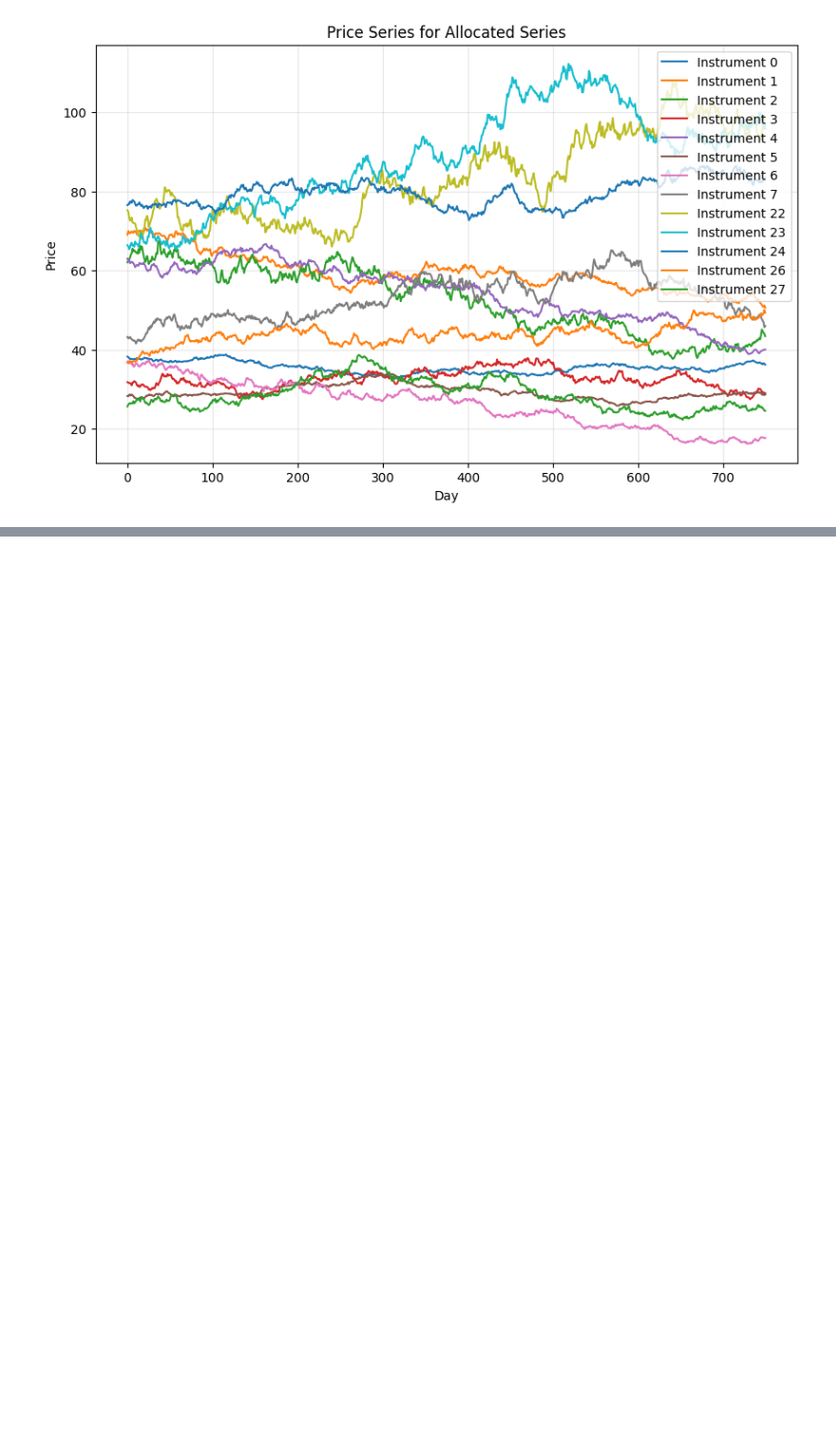
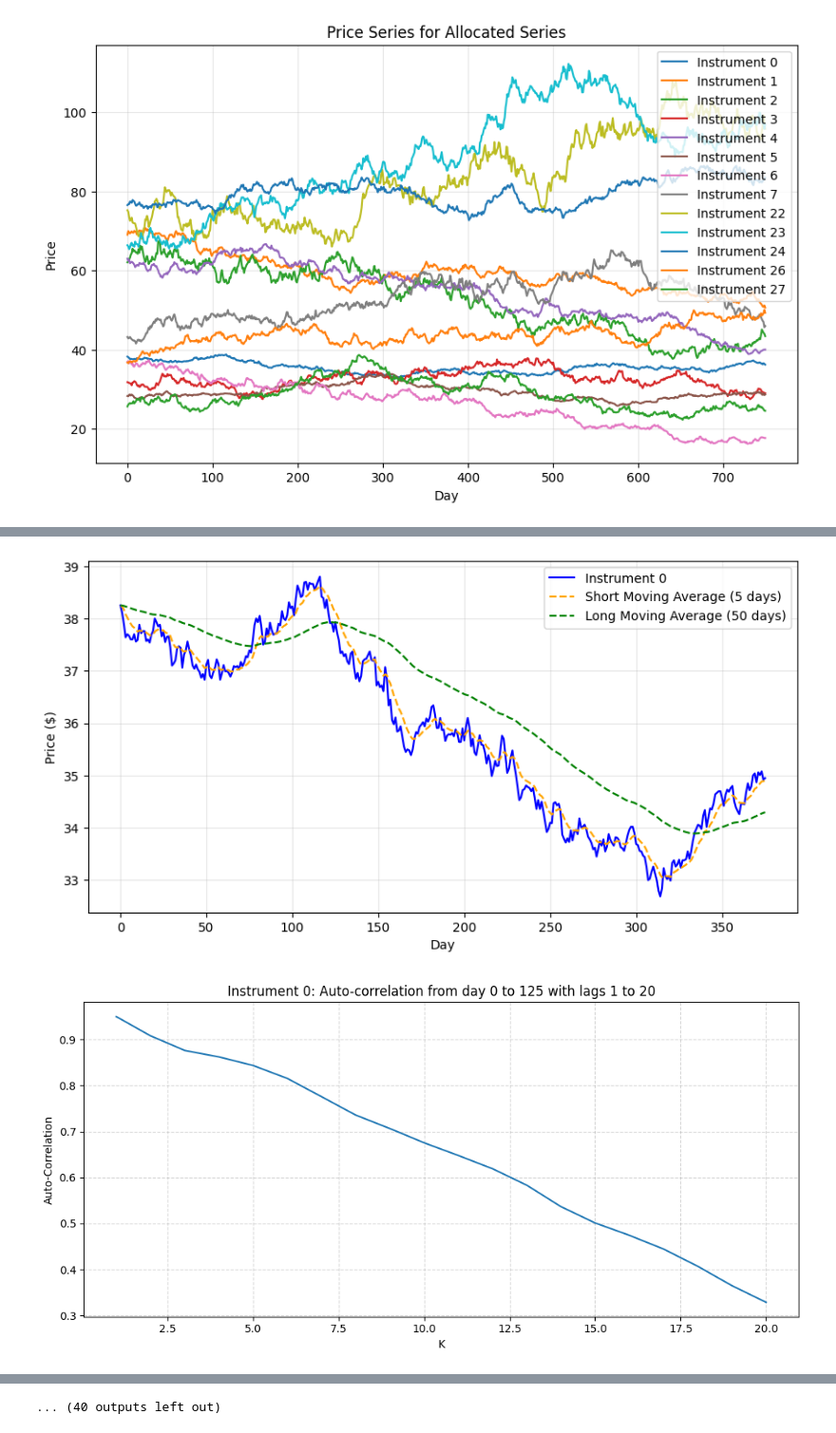
Before and after one commit to april-webm/SIG-Algothon-2025, a Jupyter notebook: john/analysis.ipynb, the cells around one changed output, grey strips where cells are left out. Shown at 95% size. Drawn from its saved outputs; the diff is of its cells as text; code cells hidden in the pictures; blank space fills up the shorter version.

Commit message:
finished analysis on all instruments

```diff
--- a/john/analysis.ipynb
+++ b/john/analysis.ipynb
@@ -46,5 +43,0 @@ We now do an analysis over all the instruments.
-# %%
-from analysis import MarketData
-prices_filepath: str = "../prices.txt"
-
-market_data = MarketData(0, 749, prices_filepath)
@@ -79,0 +51,10 @@ market_data.plot_instrument_price_data(0, 0, 375, options)
+# %%
+from analysis import MarketData
+prices_file_path: str = "../prices.txt"
+
+market_data: MarketData = MarketData(0, 749, prices_filepath)
+maximum_value: float = market_data.get_maximum_theoretical_value(instrument_nos, 0, 375)
+
+print(f"Maximum theoretical value: ${maximum_value:.2f}")
+print(f"60% of maximum theoretical value: ${(maximum_value * 0.6):.2f}")
+print(f"70% of maximum theoretical value: ${(maximum_value * 0.7):.2f}")
@@ -79,0 +71,9 @@ market_data.plot_instrument_price_data(0, 0, 375, options)
+# %%
+for instrument_no in instrument_nos:
+    market_data.plot_ema_crossover(instrument_no, 0, 375, 50, 5)
+    market_data.plot_instrument_autocorrelation(instrument_no, 0, 125, 20)
+    market_data.plot_instrument_autocorrelation(instrument_no, 126, 250, 20)
+    market_data.plot_instrument_autocorrelation(instrument_no, 251, 375, 20)
+# %% [output]
+[figure, added]
+[figure, added]
@@ -79,0 +90 @@ market_data.plot_instrument_price_data(0, 0, 375, options)
+... (40 outputs left out)
```
Also changed, not shown: parts of 10 cells of this notebook, 2 other files.
